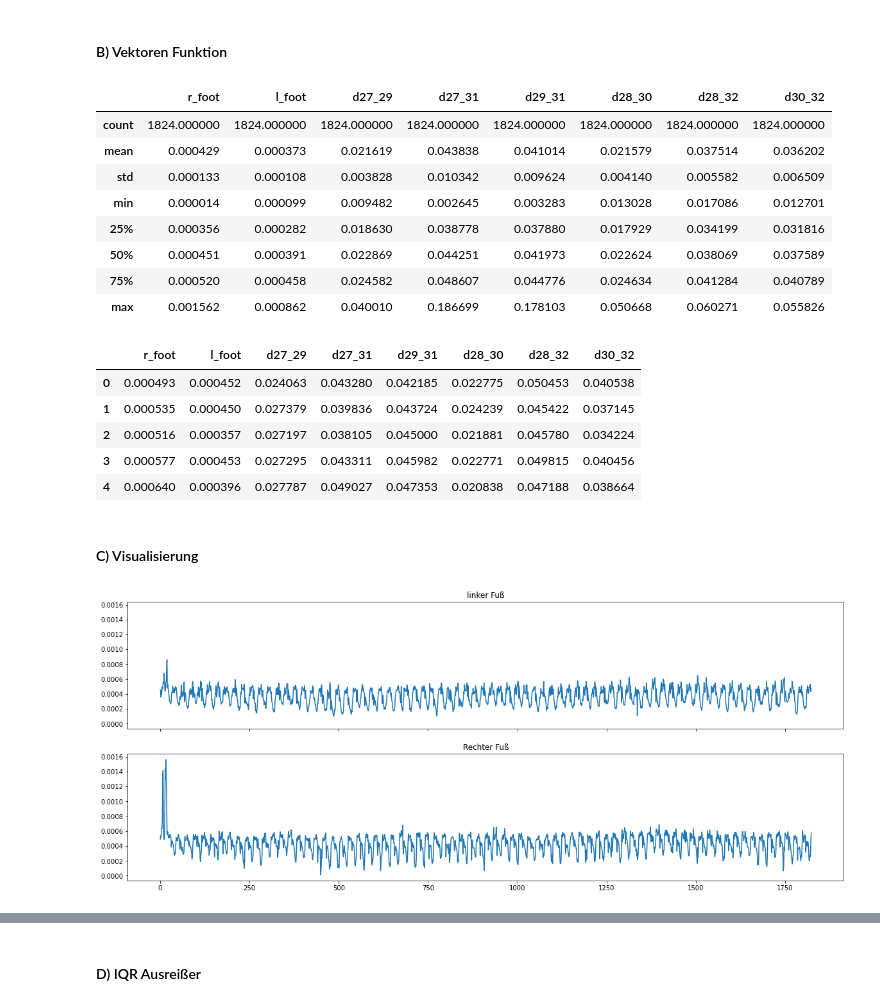
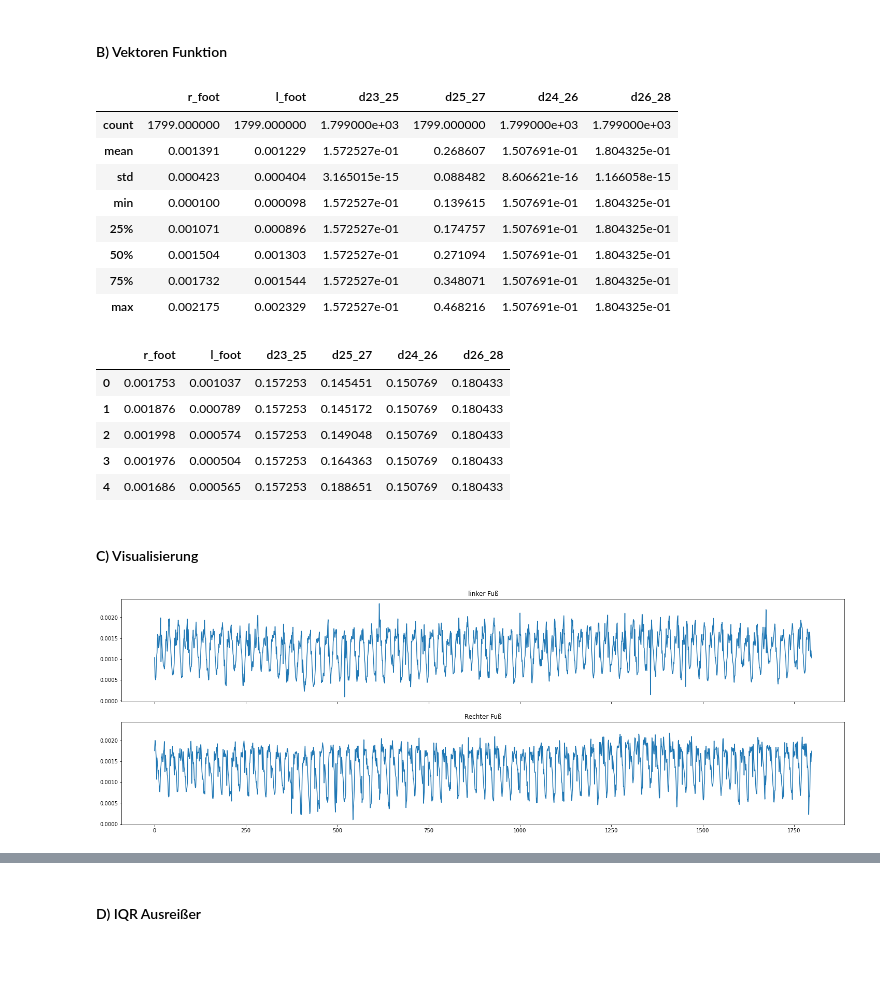
Before and after one commit to TimmMoetz/Sports-Analytics, a Jupyter notebook: model_evaluation.ipynb, the cells around one changed output, grey strips where cells are left out. Saved outputs shown, nothing was run; the diff lists cells and outputs as text; code cells hidden in the pictures; blank space fills up the shorter version.

```diff
--- a/model_evaluation.ipynb
+++ b/model_evaluation.ipynb
@@ -7,7 +7,7 @@ import matplotlib.pyplot as plt
 import os
 # %%
 #Get raw Data
-df = pd.read_csv("Runner4-Joggen.csv", sep=',')
+df = pd.read_csv("runner4_joggen.csv", sep=',')
 df = df.iloc[:, 1:]
 df
 # %% [output]
@@ -152,36 +183,36 @@ def vector_ABC(df):
 # %%
 vector_ABC(df)
 # %%
-df.iloc[:,-8:].describe()
+df.iloc[:,-12:-6].describe()
 # %% [output]
-|  | r_foot | l_foot | d27_29 | d27_31 | d29_31 | d28_30 | d28_32 | d30_32 |
-| count | 1824.000000 | 1824.000000 | 1824.000000 | 1824.000000 | 1824.000000 | 1824.000000 | 1824.000000 | 1824.000000 |
-| mean | 0.000429 | 0.000373 | 0.021619 | 0.043838 | 0.041014 | 0.021579 | 0.037514 | 0.036202 |
-| std | 0.000133 | 0.000108 | 0.003828 | 0.010342 | 0.009624 | 0.004140 | 0.005582 | 0.006509 |
-| min | 0.000014 | 0.000099 | 0.009482 | 0.002645 | 0.003283 | 0.013028 | 0.017086 | 0.012701 |
-| 25% | 0.000356 | 0.000282 | 0.018630 | 0.038778 | 0.037880 | 0.017929 | 0.034199 | 0.031816 |
-| 50% | 0.000451 | 0.000391 | 0.022869 | 0.044251 | 0.041973 | 0.022624 | 0.038069 | 0.037589 |
-| 75% | 0.000520 | 0.000458 | 0.024582 | 0.048607 | 0.044776 | 0.024634 | 0.041284 | 0.040789 |
-| max | 0.001562 | 0.000862 | 0.040010 | 0.186699 | 0.178103 | 0.050668 | 0.060271 | 0.055826 |
+|  | r_foot | l_foot | d23_25 | d25_27 | d24_26 | d26_28 |
+| count | 1799.000000 | 1799.000000 | 1.799000e+03 | 1799.000000 | 1.799000e+03 | 1.799000e+03 |
+| mean | 0.001391 | 0.001229 | 1.572527e-01 | 0.268607 | 1.507691e-01 | 1.804325e-01 |
+| std | 0.000423 | 0.000404 | 3.165015e-15 | 0.088482 | 8.606621e-16 | 1.166058e-15 |
+| min | 0.000100 | 0.000098 | 1.572527e-01 | 0.139615 | 1.507691e-01 | 1.804325e-01 |
+| 25% | 0.001071 | 0.000896 | 1.572527e-01 | 0.174757 | 1.507691e-01 | 1.804325e-01 |
+| 50% | 0.001504 | 0.001303 | 1.572527e-01 | 0.271094 | 1.507691e-01 | 1.804325e-01 |
+| 75% | 0.001732 | 0.001544 | 1.572527e-01 | 0.348071 | 1.507691e-01 | 1.804325e-01 |
+| max | 0.002175 | 0.002329 | 1.572527e-01 | 0.468216 | 1.507691e-01 | 1.804325e-01 |
 # %%
-df.iloc[:,-8:].head()
+df.iloc[:,-12:-6].head()
 # %% [output]
-|  | r_foot | l_foot | d27_29 | d27_31 | d29_31 | d28_30 | d28_32 | d30_32 |
-| 0 | 0.000493 | 0.000452 | 0.024063 | 0.043280 | 0.042185 | 0.022775 | 0.050453 | 0.040538 |
-| 1 | 0.000535 | 0.000450 | 0.027379 | 0.039836 | 0.043724 | 0.024239 | 0.045422 | 0.037145 |
-| 2 | 0.000516 | 0.000357 | 0.027197 | 0.038105 | 0.045000 | 0.021881 | 0.045780 | 0.034224 |
-| 3 | 0.000577 | 0.000453 | 0.027295 | 0.043311 | 0.045982 | 0.022771 | 0.049815 | 0.040456 |
-| 4 | 0.000640 | 0.000396 | 0.027787 | 0.049027 | 0.047353 | 0.020838 | 0.047188 | 0.038664 |
+|  | r_foot | l_foot | d23_25 | d25_27 | d24_26 | d26_28 |
+| 0 | 0.001753 | 0.001037 | 0.157253 | 0.145451 | 0.150769 | 0.180433 |
+| 1 | 0.001876 | 0.000789 | 0.157253 | 0.145172 | 0.150769 | 0.180433 |
+| 2 | 0.001998 | 0.000574 | 0.157253 | 0.149048 | 0.150769 | 0.180433 |
+| 3 | 0.001976 | 0.000504 | 0.157253 | 0.164363 | 0.150769 | 0.180433 |
+| 4 | 0.001686 | 0.000565 | 0.157253 | 0.188651 | 0.150769 | 0.180433 |
 # %% [markdown]
 #### C) Visualisierung
 # %%
-fig, (ax1, ax2) = plt.subplots(2, sharex=True, sharey=True, figsize=(20,8))
+fig, (ax1, ax2) = plt.subplots(2, sharex=True, sharey=True, figsize=(25,8))
 ax1.set_title("linker Fuß")
 ax1.plot(df["l_foot"])
 ax2.set_title("Rechter Fuß")
 ax2.plot(df["r_foot"])
 
 plt.show()
 # %% [output]
-[figure, old version]
+[figure, new version]
 # %%
```
Also changed, not shown: parts of 15 cells of this notebook.
